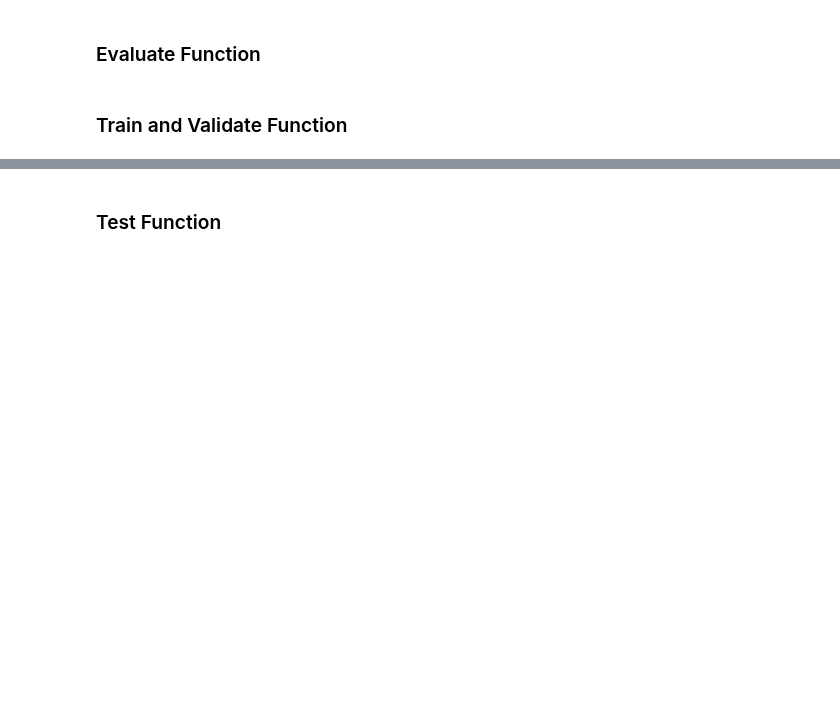
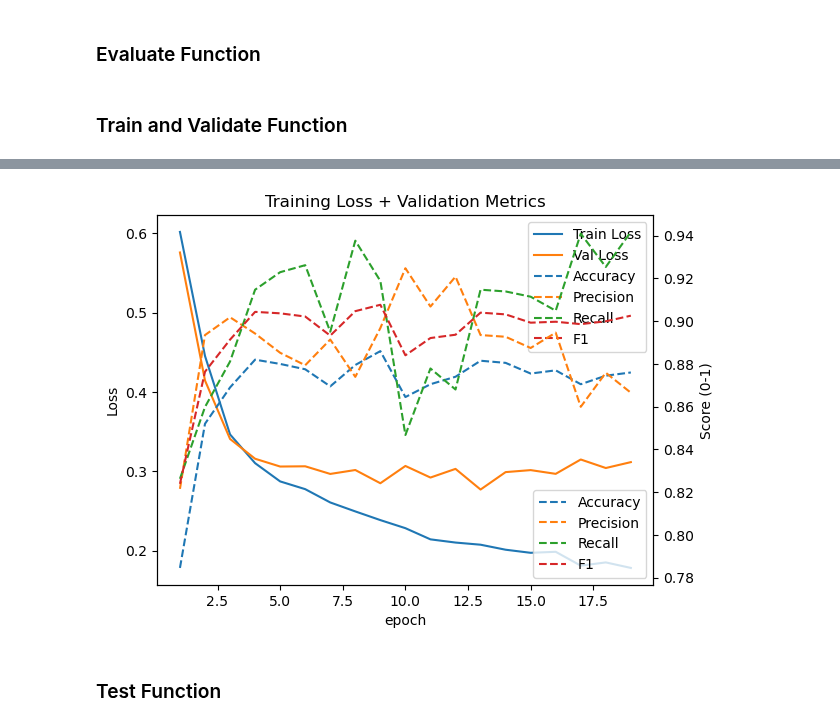
Before and after one commit to iiank/Twitter-Bot-Fraud-Detection, a Jupyter notebook: graph.ipynb, the cells around one changed output, grey strips where cells are left out. Drawn from its saved outputs; the diff is of its cells as text; code cells hidden in the pictures; blank space fills up the shorter version.

```diff
--- a/graph.ipynb
+++ b/graph.ipynb
@@ -1486,3 +1448,34 @@ Early stopping triggered at epoch 14
+# %%
+import seaborn as sns
+
+df_history = pd.DataFrame(history)
+df_history["epoch"] = range(1, len(df_history) + 1)
+
+fig, ax1 = plt.subplots()
+
+# Loss
+sns.lineplot(data=df_history, x="epoch", y="train_loss", ax=ax1, label="Train Loss")
+sns.lineplot(data=df_history, x="epoch", y="val_loss", ax=ax1, label="Val Loss")
+ax1.set_ylabel("Loss")
+
+# Metrics
+ax2 = ax1.twinx()
+sns.lineplot(data=df_history, x="epoch", y="val_accuracy", ax=ax2, linestyle="--", label="Accuracy")
+sns.lineplot(data=df_history, x="epoch", y="val_precision", ax=ax2, linestyle="--", label="Precision")
+sns.lineplot(data=df_history, x="epoch", y="val_recall", ax=ax2, linestyle="--", label="Recall")
+sns.lineplot(data=df_history, x="epoch", y="val_f1", ax=ax2, linestyle="--", label="F1")
+
+ax2.set_ylabel("Score (0-1)")
+
+plt.title("Training Loss + Validation Metrics")
+
+lines1, labels1 = ax1.get_legend_handles_labels()
+lines2, labels2 = ax2.get_legend_handles_labels()
+ax1.legend(lines1 + lines2, labels1 + labels2, loc="best")
+
+plt.show()
+# %% [output]
+[figure, added]
 # %% [markdown]
 ### Test Function
 # %%
```
Also changed, not shown: parts of 26 cells of this notebook.
